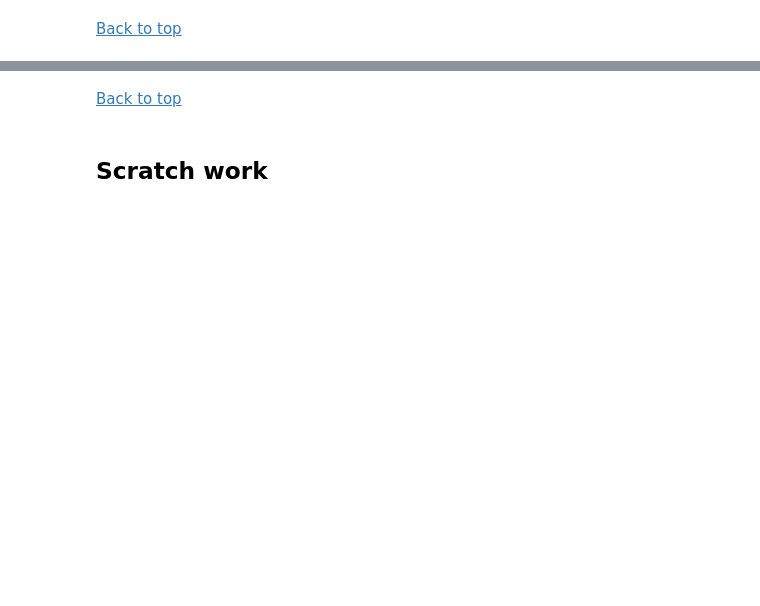
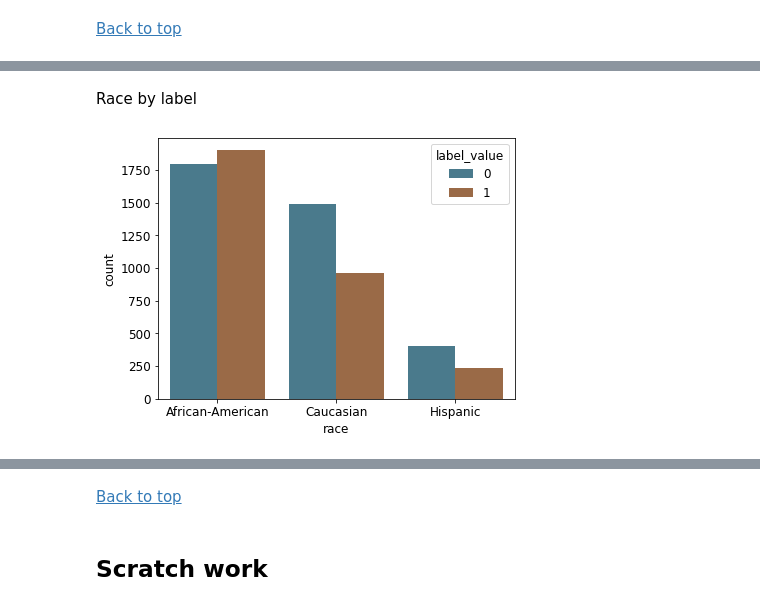
Before and after one commit to carletonlsmith/shapley-values-lunch-learn, a Jupyter notebook: shapley_values_lunch_learn.ipynb, the cells around one changed output, grey strips where cells are left out. Drawn from its saved outputs; the diff is of its cells as text; code cells hidden in the pictures; blank space fills up the shorter version.

```diff
--- a/shapley_values_lunch_learn.ipynb
+++ b/shapley_values_lunch_learn.ipynb
@@ -74,7 +57,6 @@ from sklearn.preprocessing import FunctionTransformer
 
 plt.rcParams['figure.figsize'] = (6, 4)
 plt.rcParams['font.size'] = 12
-plt.style.use("fivethirtyeight")
 # %% [markdown]
 [Back to top](#top)
 # %% [markdown]
@@ -646,0 +582,3 @@ Fairness and Bias Auditing with [Aequitas](https://github.com/dssg/aequitas/blob
+# %%
+plt.rcParams["figure.figsize"] = [6.4, 4.8]
+pd.set_option("display.max_columns", 99)
@@ -646,0 +587,3 @@ Fairness and Bias Auditing with [Aequitas](https://github.com/dssg/aequitas/blob
+# %%
+RAW_DATA = 'https://raw.githubusercontent.com/dssg/aequitas/master/examples/data/compas_for_aequitas.csv'
+df = pd.read_csv(RAW_DATA)
@@ -646,0 +604,12 @@ Fairness and Bias Auditing with [Aequitas](https://github.com/dssg/aequitas/blob
+# %%
+aq_palette = sns.diverging_palette(225, 35, n=2)
+# %% [markdown]
+Race by label
+# %%
+label_by_race = sns.countplot(
+    x="race", hue="label_value",
+    data=df[df.race.isin(['African-American', 'Caucasian', 'Hispanic'])],
+    palette=aq_palette
+)
+# %% [output]
+[figure, added]
```
Also changed, not shown: parts of 39 cells of this notebook, 2 other files.
